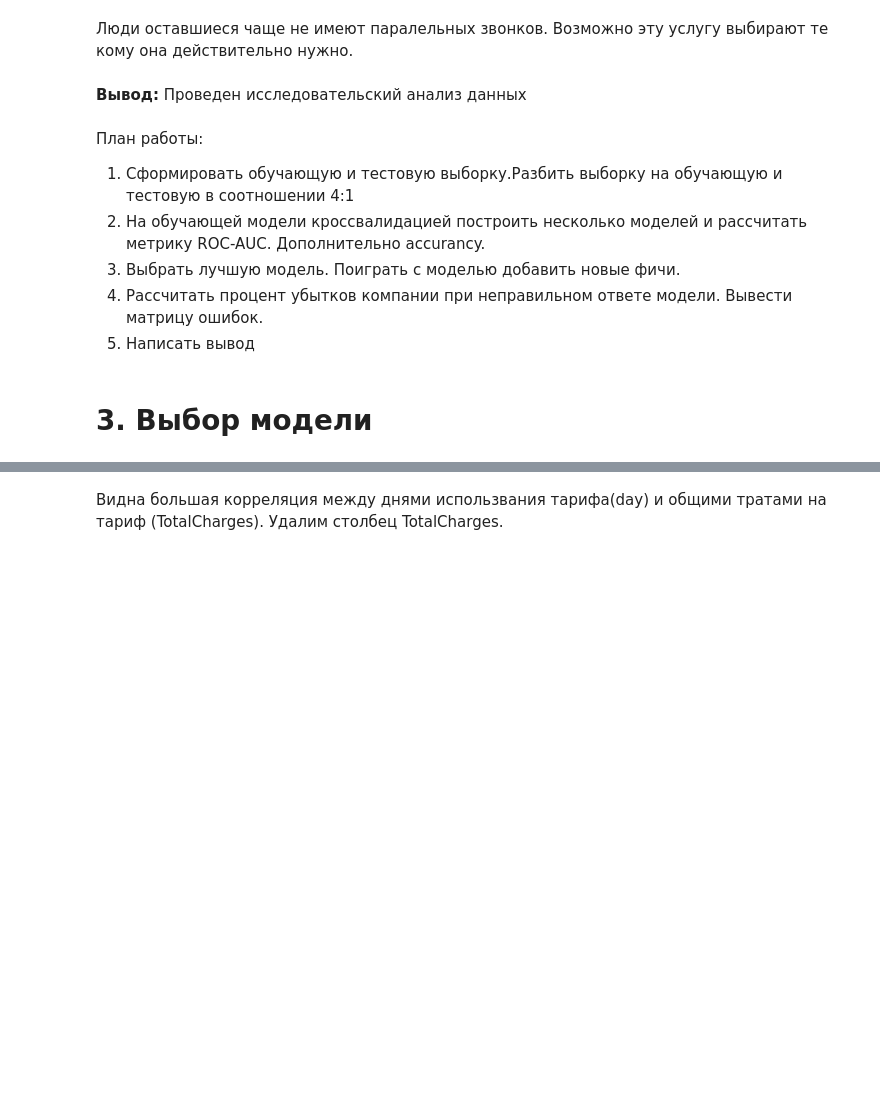
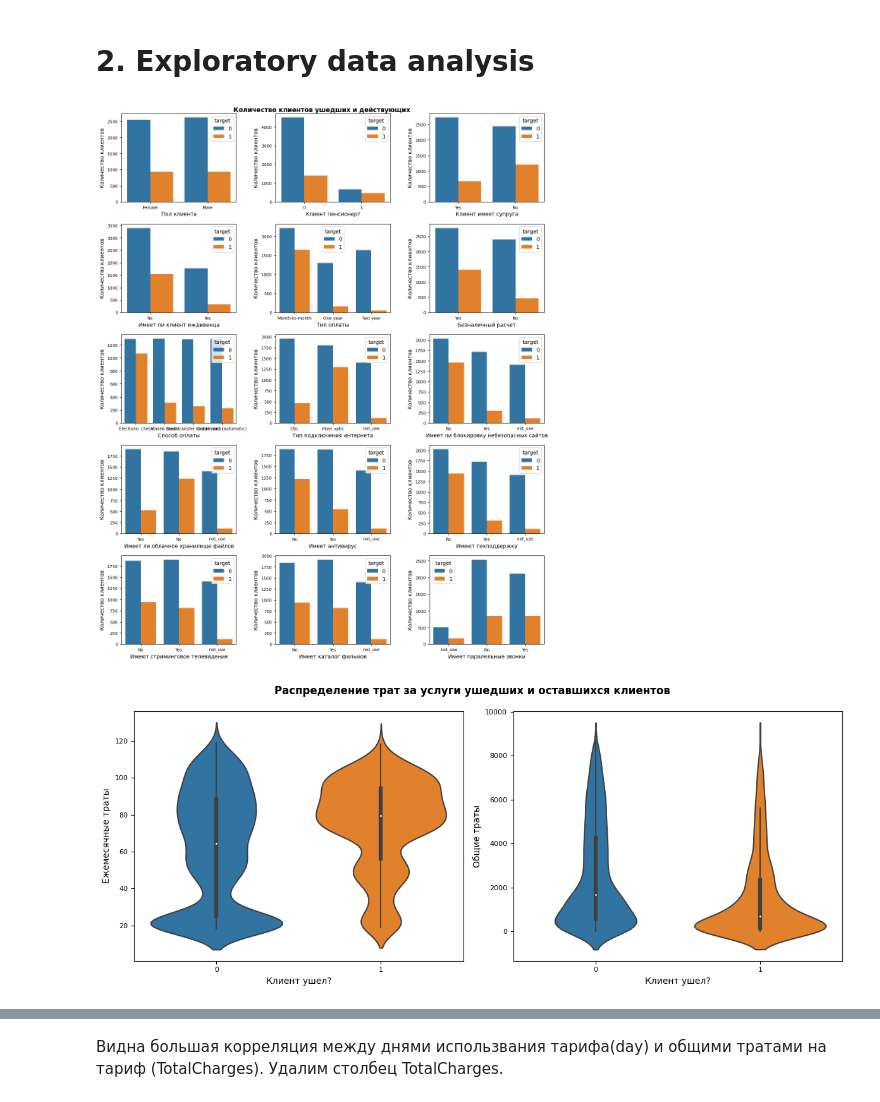
Before and after one commit to Vladruss/ML_telecom_customer_outflow, a Jupyter notebook: telecom_customer_outflow.ipynb, the cells around one changed output, grey strips where cells are left out. Saved outputs shown, nothing was run; the diff lists cells and outputs as text; code cells hidden in the pictures; blank space fills up the shorter version.

```diff
--- a/telecom_customer_outflow.ipynb
+++ b/telecom_customer_outflow.ipynb
@@ -362,13 +189,54 @@ plt.ylabel('Количество клиентов');
-# %% [markdown]
-Люди оставшиеся чаще не имеют паралельных звонков. Возможно эту услугу выбирают те кому она действительно нужно.
-# %% [markdown]
-<b>Вывод:</b> Проведен исследовательский анализ данных
-# %% [markdown]
-План работы:
-1. Сформировать обучающую и тестовую выборку.Разбить выборку на обучающую и тестовую в соотношении 4:1
-2. На обучающей модели кроссвалидацией построить несколько моделей и рассчитать метрику ROC-AUC. Дополнительно accurancy.
-3. Выбрать лучшую модель. Поиграть с моделью добавить новые фичи.
-4. Рассчитать процент убытков компании при неправильном ответе модели. Вывести матрицу ошибок.
-5. Написать вывод
-# %% [markdown]
-# 3. Выбор модели
+# %% [markdown]
+# 2. Exploratory data analysis
+# %%
+column_data = [
+    ('gender', 'Пол клиента'),
+    ('SeniorCitizen', 'Клиент пенсионер?'),
+    ('Partner', 'Клиент имеет супруга'),
+    ('Dependents', 'Имеет ли клиент иждивенца'),
+    ('Type', 'Тип оплаты'),
+    ('PaperlessBilling', 'Безналичный расчет'),
+    ('PaymentMethod', 'Способ оплаты'),
+    ('InternetService', 'Тип подключения интернета'),
+    ('OnlineSecurity', 'Имеет ли блокировку небезопасных сайтов'),
+    ('OnlineBackup', 'Имеет ли облачное хранилище файлов'),
+    ('DeviceProtection', 'Имеет антивирус'),
+    ('TechSupport', 'Имеют техподдержку'),
+    ('StreamingTV', 'Имеют стриминговое телевидение'),
+    ('StreamingMovies', 'Имеет каталог фильмов'),
+    ('MultipleLines', 'Имеет паралельные звонки')
+]
+
+fig, axes = plt.subplots(5, 3, figsize=(12,15))
+fig.suptitle('Количество клиентов ушедших и действующих', fontsize=12, fontweight='bold')
+
+for i, (column, label) in enumerate(column_data):
+    row, col = i // 3, i % 3
+    ax = axes[row, col]
+    sns.countplot(x=column, data=data, hue='target', ax=ax)
+    ax.set_xlabel(label)
+    ax.set_ylabel('Количество клиентов')
+    ax.tick_params(axis='both', labelsize=8)
+
+plt.tight_layout()
+plt.show()
+
+
+y_values = ['MonthlyCharges', 'TotalCharges']
+y_labels = ['Ежемесячные траты', 'Общие траты']
+
+fig, axes = plt.subplots(1, 2, figsize=(12, 5))
+fig.suptitle('Распределение трат за услуги ушедших и оставшихся клиентов', fontsize=12, fontweight='bold')
+
+for i, (y_value, y_label) in enumerate(zip(y_values, y_labels)):
+    ax = axes[i]
+    sns.violinplot(x='target', y=y_value, data=data, ax=ax)
+    ax.set_xlabel('Клиент ушел?')
+    ax.set_ylabel(y_label)
+    ax.tick_params(axis='both', labelsize=8)
+
+plt.tight_layout()
+plt.show()
+# %% [output]
+[figure, added]
+[figure, added]
```
Also changed, not shown: parts of 87 cells of this notebook, 8 other files.
